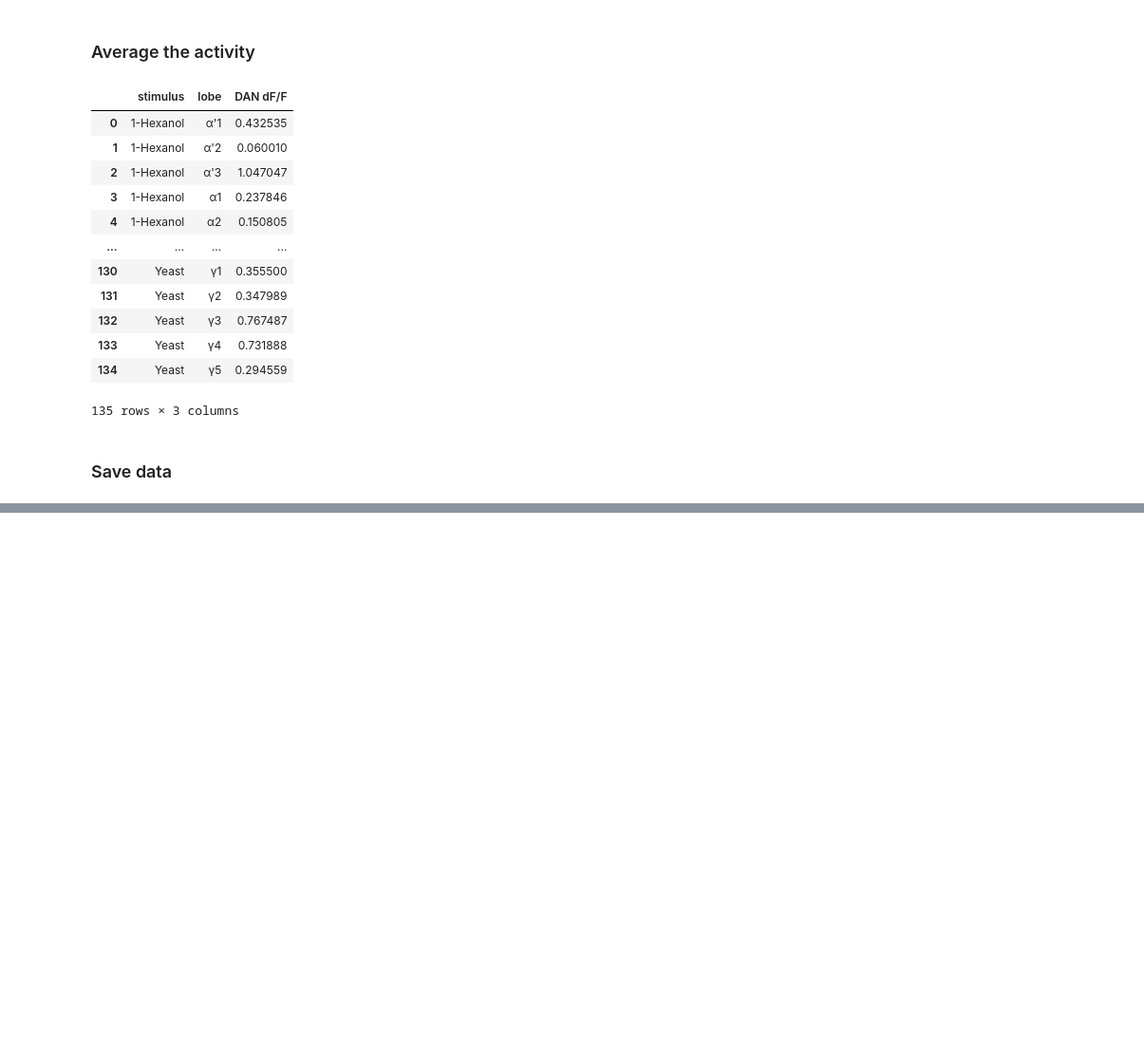
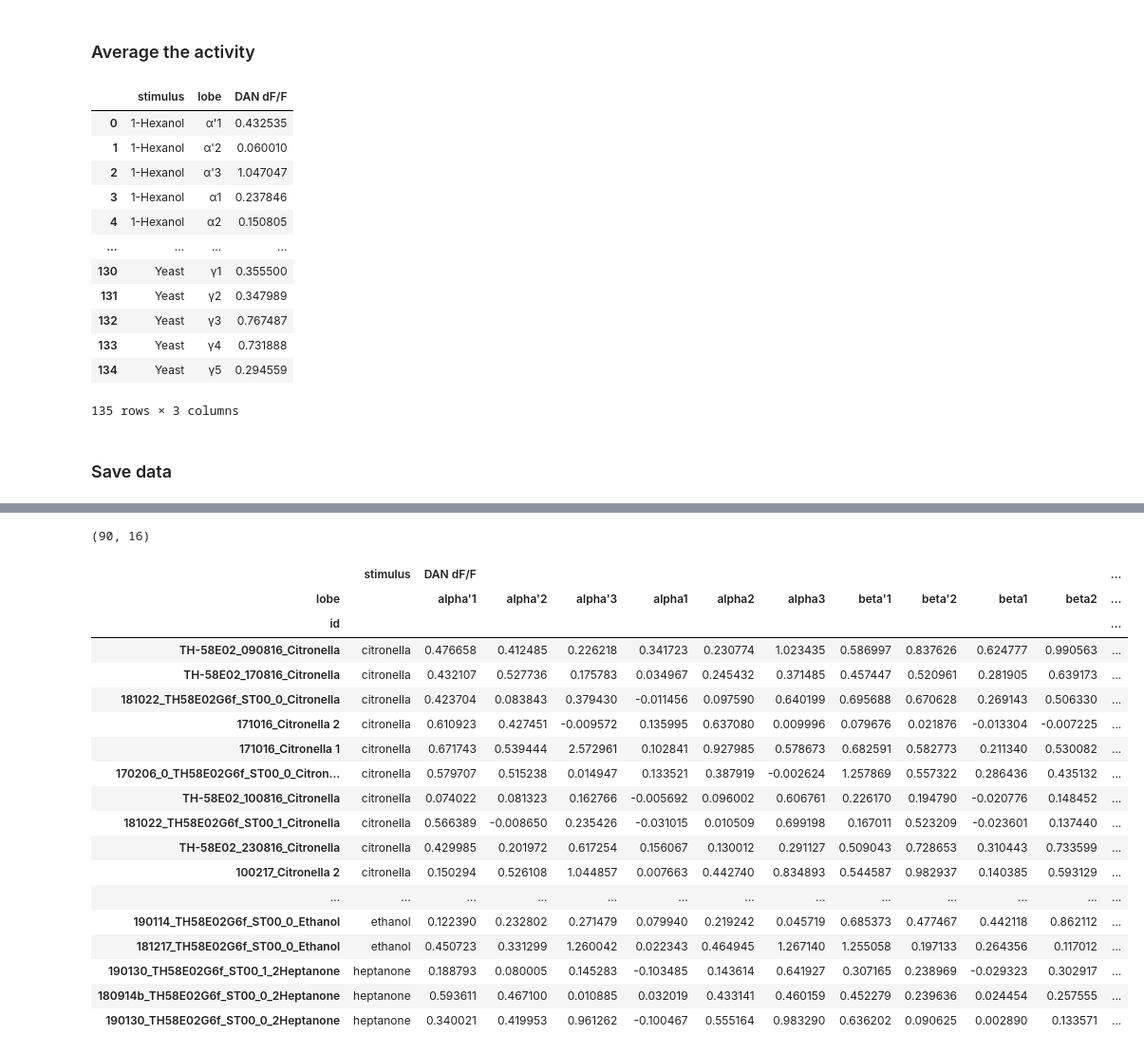
Before and after one commit to Jake-Jay/mushroom-body-models, a Jupyter notebook: notebooks/preprocess-siju.ipynb, the cells around one changed output, grey strips where cells are left out. Shown: that part at 95% size. Drawn from its saved outputs; the diff is of its cells as text; code cells hidden in the pictures; blank space fills up the shorter version.

```diff
--- a/notebooks/preprocess-siju.ipynb
+++ b/notebooks/preprocess-siju.ipynb
@@ -167,0 +175,7 @@ processed_data.to_pickle(DATA_DIR / 'siju-cleaned.pkl')
+# %%
+df = df_minimal.copy(deep=True)
+# %%
+df['lobe'] = df['lobe'].apply(greek_symbol_to_text)
+
+pivot = df.pivot_table(index='id', columns='lobe')
+pivot
@@ -167,0 +198,23 @@ processed_data.to_pickle(DATA_DIR / 'siju-cleaned.pkl')
+# %%
+def retrieve_stimulus_name(x):
+    x = x.split('_')[-1].lower()
+
+    if x.startswith('v'): return 'vinegar'
+    elif x.startswith('2'): return '2-heptanone'
+    elif x.startswith('y'): return 'yeast'
+    elif x.startswith('1'): return '1-hexanol'
+    elif x.startswith('c'): return 'citronella'
+    elif x.startswith('p'): return 'peppermint'
+    elif x.startswith('4'): return 'mch'
+    elif x.startswith('3'): return 'octanol'
+    elif x.startswith('e'): return 'ethanol'
+    else: return 'nothing yet'
+# %%
+pivot['stimulus'] = pivot.index
+pivot['stimulus'] = pivot['stimulus'].apply(retrieve_stimulus_name)
+pivot['stimulus'] = pivot['stimulus'].apply(get_simple_name)
+
+
+# rearrage the columns
+pivot = pivot[['stimulus', 'DAN dF/F']]
+pivot = pivot.sort_values('stimulus')
@@ -167,0 +239,26 @@ processed_data.to_pickle(DATA_DIR / 'siju-cleaned.pkl')
+# %%
+pivot.shape
+# %% [output]
+(90, 16)
+# %%
+pivot.head(20)
+# %% [output]
+|  | stimulus | DAN dF/F |  |  |  |  |  |  |  |  |  | ... |
+| lobe |  | alpha'1 | alpha'2 | alpha'3 | alpha1 | alpha2 | alpha3 | beta'1 | beta'2 | beta1 | beta2 | ... |
+| id |  |  |  |  |  |  |  |  |  |  |  | ... |
+| TH-58E02_090816_Citronella | citronella | 0.476658 | 0.412485 | 0.226218 | 0.341723 | 0.230774 | 1.023435 | 0.586997 | 0.837626 | 0.624777 | 0.990563 | ... |
+| TH-58E02_170816_Citronella | citronella | 0.432107 | 0.527736 | 0.175783 | 0.034967 | 0.245432 | 0.371485 | 0.457447 | 0.520961 | 0.281905 | 0.639173 | ... |
+| 181022_TH58E02G6f_ST00_0_Citronella | citronella | 0.423704 | 0.083843 | 0.379430 | -0.011456 | 0.097590 | 0.640199 | 0.695688 | 0.670628 | 0.269143 | 0.506330 | ... |
+| 171016_Citronella 2 | citronella | 0.610923 | 0.427451 | -0.009572 | 0.135995 | 0.637080 | 0.009996 | 0.079676 | 0.021876 | -0.013304 | -0.007225 | ... |
+| 171016_Citronella 1 | citronella | 0.671743 | 0.539444 | 2.572961 | 0.102841 | 0.927985 | 0.578673 | 0.682591 | 0.582773 | 0.211340 | 0.530082 | ... |
+| 170206_0_TH58E02G6f_ST00_0_Citron... | citronella | 0.579707 | 0.515238 | 0.014947 | 0.133521 | 0.387919 | -0.002624 | 1.257869 | 0.557322 | 0.286436 | 0.435132 | ... |
+| TH-58E02_100816_Citronella | citronella | 0.074022 | 0.081323 | 0.162766 | -0.005692 | 0.096002 | 0.606761 | 0.226170 | 0.194790 | -0.020776 | 0.148452 | ... |
+| 181022_TH58E02G6f_ST00_1_Citronella | citronella | 0.566389 | -0.008650 | 0.235426 | -0.031015 | 0.010509 | 0.699198 | 0.167011 | 0.523209 | -0.023601 | 0.137440 | ... |
+| TH-58E02_230816_Citronella | citronella | 0.429985 | 0.201972 | 0.617254 | 0.156067 | 0.130012 | 0.291127 | 0.509043 | 0.728653 | 0.310443 | 0.733599 | ... |
+| 100217_Citronella 2 | citronella | 0.150294 | 0.526108 | 1.044857 | 0.007663 | 0.442740 | 0.834893 | 0.544587 | 0.982937 | 0.140385 | 0.593129 | ... |
+| ... | ... | ... | ... | ... | ... | ... | ... | ... | ... | ... | ... | ... |
+| 190114_TH58E02G6f_ST00_0_Ethanol | ethanol | 0.122390 | 0.232802 | 0.271479 | 0.079940 | 0.219242 | 0.045719 | 0.685373 | 0.477467 | 0.442118 | 0.862112 | ... |
+| 181217_TH58E02G6f_ST00_0_Ethanol | ethanol | 0.450723 | 0.331299 | 1.260042 | 0.022343 | 0.464945 | 1.267140 | 1.255058 | 0.197133 | 0.264356 | 0.117012 | ... |
+| 190130_TH58E02G6f_ST00_1_2Heptanone | heptanone | 0.188793 | 0.080005 | 0.145283 | -0.103485 | 0.143614 | 0.641927 | 0.307165 | 0.238969 | -0.029323 | 0.302917 | ... |
+| 180914b_TH58E02G6f_ST00_0_2Heptanone | heptanone | 0.593611 | 0.467100 | 0.010885 | 0.032019 | 0.433141 | 0.460159 | 0.452279 | 0.239636 | 0.024454 | 0.257555 | ... |
+| 190130_TH58E02G6f_ST00_0_2Heptanone | heptanone | 0.340021 | 0.419953 | 0.961262 | -0.100467 | 0.555164 | 0.983290 | 0.636202 | 0.090625 | 0.002890 | 0.133571 | ... |
```
Also changed, not shown: parts of 10 cells of this notebook, 11 other files.
